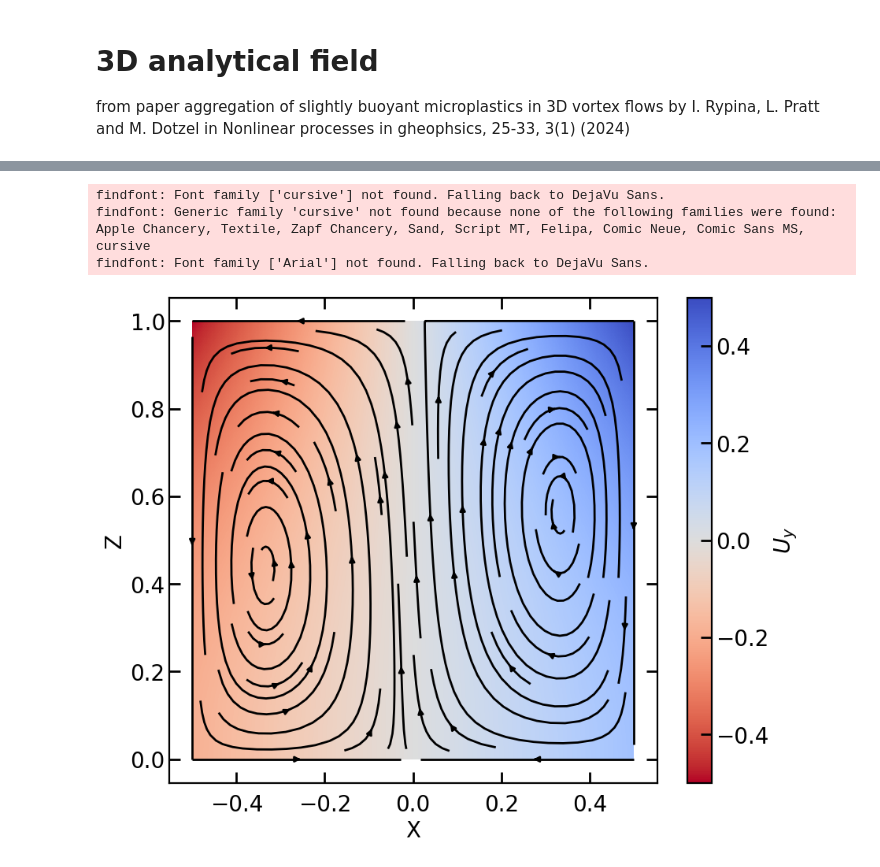
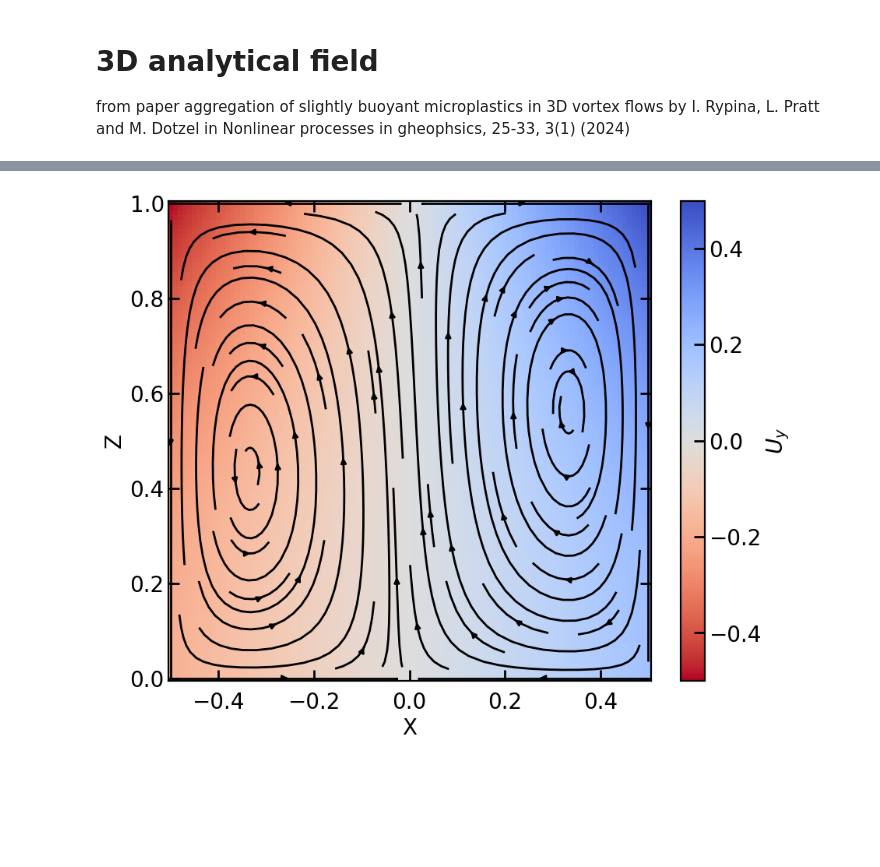
Before and after one commit to Parcels-code/Maxey_Riley_advection, a Jupyter notebook: release/create_analytical_flow_fieldsets.ipynb, the cells around one changed output, grey strips where cells are left out. Cells and saved outputs as stored; diff of their text form; code cells hidden in the pictures; blank space fills up the shorter version.

```diff
--- a/release/create_analytical_flow_fieldsets.ipynb
+++ b/release/create_analytical_flow_fieldsets.ipynb
@@ -23,5 +25,7 @@ where we use a=1, gamma = 50
 # %%
 def kaufmann_vortex_field(gamm, a, xmin,xmax,ymin,ymax,dx,dy, tmin =0, tmax =1 , dt =1 , write_to_netcdf=False):
+    """ function that creates kaufmann vortex field on a grid.
+    """
     x=np.arange(xmin,xmax+0.5*dx,dx)
     y=np.arange(ymin,ymax+0.5*dy,dy)
     times=np.arange(tmin,tmax,dt)
@@ -55,10 +59,10 @@ def kaufmann_vortex_field(gamm, a, xmin,xmax,ymin,ymax,dx,dy, tmin =0, tmax =1 ,
                                 title='linear growth fieldset',
                                 contact = 'm.f.bos@uu.nl')
             )
-        dset.to_netcdf(output_directory+'kaufmann_vortex_field_units.nc')
+        dset.to_netcdf(output_directory+'kaufmann_vortex_field.nc')
     return X, Y, U, V
 # %%
-X,Y,U,V=kaufmann_vortex_field(1,50,-50,50,-50,50,0.1,0.1,0,1*3600,60,True)
+X,Y,U,V=kaufmann_vortex_field(1,50,-50,50,-50,50,0.1,0.1,0,1,1,True)
 
 fig,ax=plt.subplots()
 ax.streamplot(X,Y, U, V,color='k')
@@ -189,46 +175,43 @@ dset.to_netcdf(output_directory+'cylinder_flow_symmetric_3D.nc')
 # %%
-# steady assymetric flow
-x=np.linspace(-0.5,0.5,501)
-y=np.linspace(-0.5,0.5,501)
-z=np.linspace(0,1,501)
-t=np.arange(0,10,10)
+# steady asymmetric flow
+x = np.linspace(-0.5,0.5,101)
+y = np.linspace(-0.5,0.5,101)
+z = np.linspace(0,1,101)
+t = np.arange(0,10,10)
 
-a=0.62
-b=7.5
-c=0.69
-r0=0.5
-y0=-0.2
-beta=0
-gamma=0
-epsilon=0.25
-sigma=0
+a = 0.62
+b = 7.5
+c = 0.69
+r0 = 0.5
+y0 = -0.2
+beta = 0
+gamma = 0
+epsilon = 0.25
+sigma = 0
 
 T, X, Y, Z, ux, uy, uz = cylinder_flow3D(t,x,y,z,a,b,c,r0,y0,beta,gamma,epsilon, sigma)
 
-fig,ax=plt.subplots()
-ax.streamplot(X[0,:,250,:],Z[0,:,250,:],ux[0,:,250,:],uz[0,:,250,:],color='k')
-pcm=ax.pcolormesh(X[0,:,250,:],Z[0,:,250,:],uy[0,:,250,:],cmap='coolwarm_r')#,vmin=-0.3,vmax=0.3)
+fig,ax = plt.subplots()
+ax.streamplot(X[0,:,50,:], Z[0,:,50,:], ux[0,:,50,:], uz[0,:,50,:], color='k')
+pcm = ax.pcolormesh(X[0,:,50,:], Z[0,:,50,:], uy[0,:,50,:], cmap='coolwarm_r')
 ax.set_xlabel("X")
 ax.set_ylabel("Z")
-cbar=fig.colorbar(pcm,label='$U_{y}$')
+cbar = fig.colorbar(pcm,label='$U_{y}$')
 
 dset = xr.Dataset(
     data_vars=dict(U=(['time','depth','lat','lon'],ux),
                     V=(['time','depth','lat','lon'],uy),
                     W=(['time','depth','lat','lon'],uz)),
                     coords=dict(
                             time=t,
-                            depth=('depth',z*1000),
-                            lon=('lon',x*1000),
-                            lat=('lat',y*1000)
+                            depth=('depth',z),
+                            lon=('lon',x),
+                            lat=('lat',y)
                     ),
                     attrs=dict(
                         title='steady assymmeric 3D cylinder flow',
                         contact = 'm.f.bos@uu.nl')
     )
-dset.to_netcdf(output_directory+'cylinder_flow_assymmetric_3D_large_scale.nc')
+dset.to_netcdf(output_directory+'cylinder_flow_asymmetric_3D.nc')
 # %% [output]
-findfont: Font family ['cursive'] not found. Falling back to DejaVu Sans.
-findfont: Generic family 'cursive' not found because none of the following families were found: Apple Chancery, Textile, Zapf Chancery, Sand, Script MT, Felipa, Comic Neue, Comic Sans MS, cursive
-findfont: Font family ['Arial'] not found. Falling back to DejaVu Sans.
-[figure, old version]
+[figure, new version]
```
Also changed, not shown: parts of 9 cells of this notebook.
